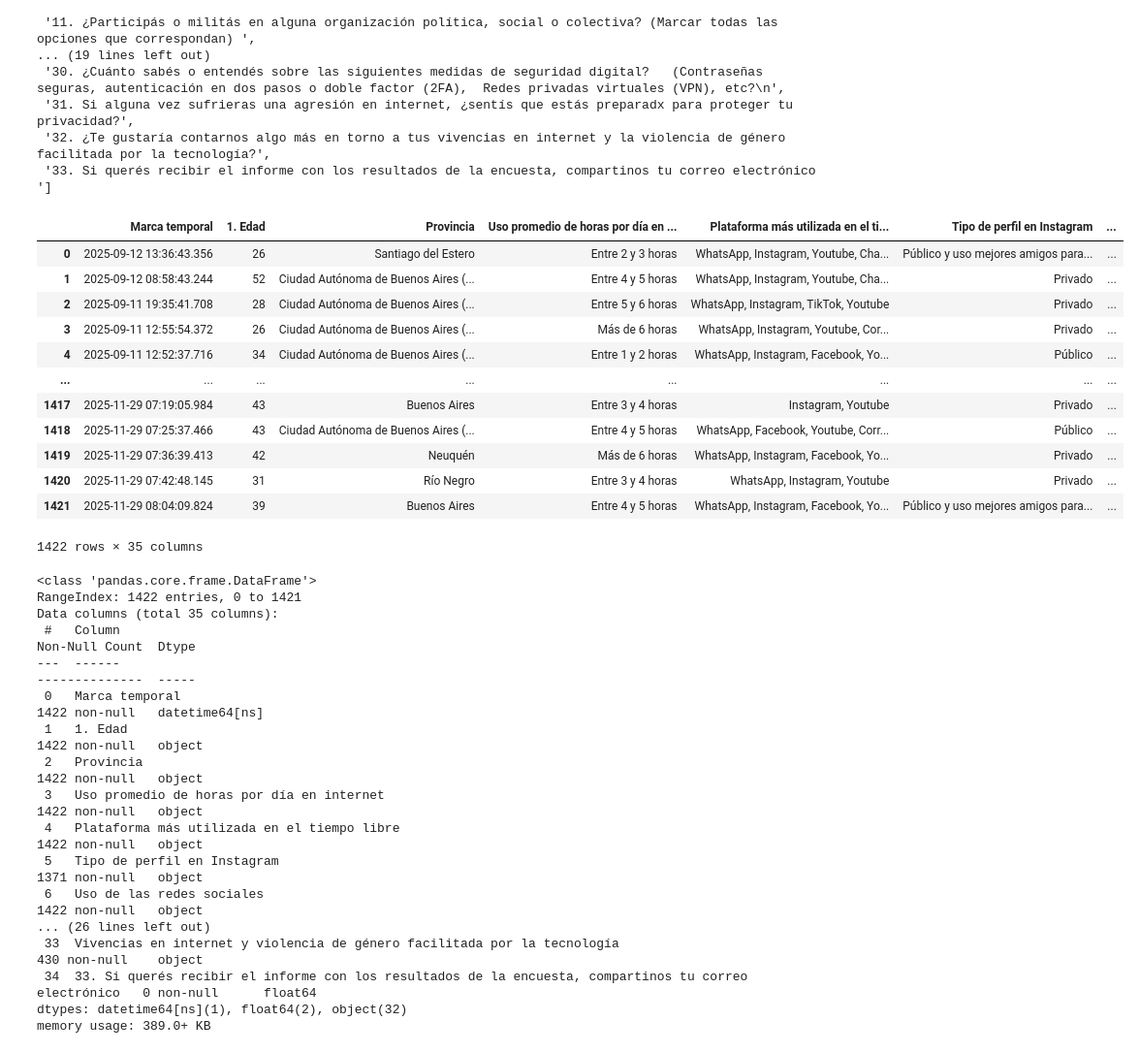
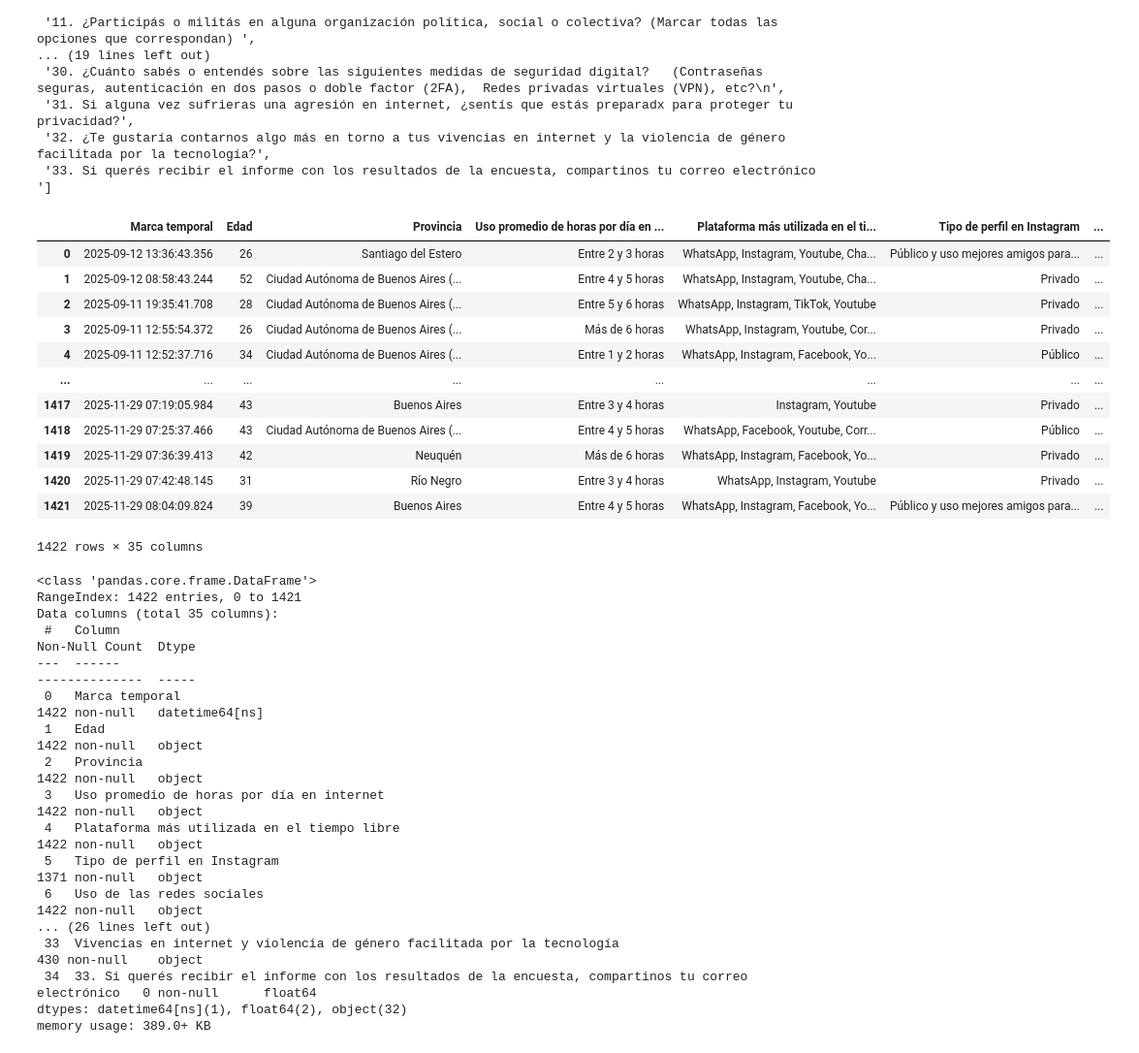
Before and after one commit to Claudio-Ferriz/Proyecto-de-Violencia-de-Genero-Digital, a Jupyter notebook: Proyecto_Datos_y_Género.ipynb, the cells around one changed output. Shown at 97% size. Cells and saved outputs as stored; diff of their text form; code cells hidden in the pictures.

```diff
--- a/Proyecto_Datos_y_Género.ipynb
+++ b/Proyecto_Datos_y_Género.ipynb
@@ -78,7 +78,7 @@ df_sd.columns.to_list()
  '32. ¿Te gustaría contarnos algo más en torno a tus vivencias en internet y la violencia de género facilitada por la tecnología?',
  '33. Si querés recibir el informe con los resultados de la encuesta, compartinos tu correo electrónico ']
 # %%
-df_sd = df_sd.rename(columns={'2. ¿En qué provincia vivís?':'Provincia','3. ¿Cuántas horas por día usás internet, en promedio?':'Uso promedio en horas por día de internet',
+df_sd = df_sd.rename(columns={'1. Edad':'Edad','2. ¿En qué provincia vivís?':'Provincia','3. ¿Cuántas horas por día usás internet, en promedio?':'Uso promedio en horas por día de internet',
  '4. ¿Qué plataformas usás con mayor frecuencia en tu tiempo libre?  (Marcá todas las opciones que correspondan) NO INCLUYAS LAS QUE USES PARA TRABAJAR - SOLO TIEMPO LIBRE':'Plataforma más utilizada en el tiempo libre',
  '5. Si usas instagram, tu perfil es':'Tipo de perfil en Instagram',
  '6. ¿Para qué usás redes sociales?  (Marcá todas las opciones que correspondan)':'Uso de las redes sociales',
@@ -86,34 +86,34 @@ df_sd = df_sd.rename(columns={'2. ¿En qué provincia vivís?':'Provincia','3.
  '8. ¿Cuál es tu máximo nivel educativo alcanzado?':'Nivel educativo alcanzado',
  '9. ¿Con qué identidad de género te identificás?':'Género',
  '10. ¿Cuál es tu orientación sexual?':'Orientación sexual',
  '11. ¿Participás o militás en alguna organización política, social o colectiva? (Marcar todas las opciones que correspondan) ':'Participación o militancia en organizaciones políticas, sociales o colectivas',
  '12. ¿Cuál de estas situaciones describe mejor tu realidad económica actual?':'Situación económica',
  '13. En los últimos 24 meses, ¿viviste algún intento de estafa?':'Intento de estafa en los últimos 24 meses',
  '14. ¿En los grupos de WhatsApp o Telegram en los que participás, circulan chistes, comentarios, imágenes o stickers que incluyan alguno de los siguientes contenidos? (Marcá todas las opciones que correspondan)  ':'Circulación de chistes, comentarios, imágenes o stickers en grupos de WhatsApp o Telegram',
  '15. ¿En los últimos 24 meses, sufriste alguna situación de violencia de género en entornos digitales? \n\nLa violencia de género facilitada por la tecnología es cualquier conducta dirigida contra mujeres, niñas y otras personas en razón de su orientación sexual, identidad o expresión de género que cause daño y que sea cometida, facilitada o amplificada mediante el uso de tecnologías de la información y la comunicación (TIC).\nEste tipo de violencia incluye, la difusión no consentida de imágenes íntimas, las agresiones verbales en plataformas y el acoso virtual, amenazas, entre otras formas.':'Situación de violencia de género en entornos digitales sufrida en los últimos 24 meses',
  '16. ¿En los últimos 24 meses, viviste alguna de las siguientes situaciones en entornos digitales? (Marcá todas las opciones que correspondan)  ': 'Situaciones de violencia de género en entornos digitales sufridas en los últimos 24 meses',
  '17. ¿En la pregunta anterior marcaste al menos una de las situaciones mencionadas?':'Si vivio o no alguna situación de violencia de género en entornos digitales',
  '18. ¿En qué espacios o plataformas ocurrió esta situación?  Si seleccionaste más de una situación en la pregunta anterior, te pedimos que a partir de ahora respondas pensando en aquella situación que te haya resultado más difícil o significativa.':'Espacios o plataformas donde ocurren estas situaciones',
  '19. ¿Sentís que la situación que viviste estuvo motivada por...':'Motivo de la situación vivida',
  '20. ¿Conocías a la persona o grupo que llevó adelante esta acción?':'Si existe conocimiento de la persona o grupo que llevo a cabo la acción',
  '21. ¿Qué vínculo tenés/tenías vos con esa persona?':'Vínculo qué tiene/tenía con esa persona',
  '22. Más allá de lo que ocurrió en entornos digitales, ¿pasaron algunas de estas situaciones con tu pareja o ex pareja? ':'Situaciones de violencia de género en entornos digitales con pareja o ex pareja',
  '23. ¿Denunciaste la situación? (Marcá todas las opciones que correspondan)': 'Denuncia de la situación',
  '24. ¿Cómo describirías la situación de violencia que viviste?  (Marcá todas las opciones que correspondan) \nRecordá que tu respuesta es sobre la situación que te haya resultado más difícil o significativa.':'Descripción de la situación de violencia vivida',
  '25. ¿Realizaste cambios en el comportamiento digital después de lo sucedido? (Marcá todas las opciones que correspondan)':'Cambios en el comportamiento digital luego de lo sucedido',
  '26.  ¿Qué efectos tuvo en vos haber vivido estas situaciones? ':'Efectos de haber vivido estas situaciones de violencia',
  '27.  ¿Contaste lo sucedido a alguien? ': 'Si conto lo sucedido a alguien',
  '29. ¿Sabés cómo denunciar situaciones de violencia de género digital  (en plataformas, instituciones o con apoyo legal)?  ':'Si sabe como denunciar situaciones de violencia de género digital',
  '28. Realizaste alguna formación o te interiorizaste sobre seguridad digital en los últimos cinco años (por ejemplo, privacidad, contraseñas, configuración de cuentas)?':'Si Realizo alguna formación o se interiorizo sobre seguridad digital en los últimos cinco años',
  '29. ¿Qué tipo de medidas te parecerían útiles para prevenir o responder a la violencia de género digital? (Marcá todas las opciones que correspondan)':'Tipo de medidas útiles para prevenir o responder a la violencia de género digital',
  '30. ¿Cuánto sabés o entendés sobre las siguientes medidas de seguridad digital?   (Contraseñas seguras, autenticación en dos pasos o doble factor (2FA),  Redes privadas virtuales (VPN), etc?\n':'Nivel de conocimiento o entendimiento de medidas de seguridad digital',
  '31. Si alguna vez sufrieras una agresión en internet, ¿sentís que estás preparadx para proteger tu privacidad?':' Nivel de preparación para proteger su privacidad',
  '32. ¿Te gustaría contarnos algo más en torno a tus vivencias en internet y la violencia de género facilitada por la tecnología?':'Vivencias en internet y violencia de género facilitada por la tecnología',
  '33. Si querés recibir el informe con los resultados de la encuesta, compartinos tu correo electrónico':'Si quiere recibir el informe con los resultados de la encuesta vía correo electrónico'})
 
 df_sd
 # %% [output]
-|  | Marca temporal | 1. Edad | Provincia | Uso promedio de horas por día en ... | Plataforma más utilizada en el ti... | Tipo de perfil en Instagram | ... |
+|  | Marca temporal | Edad | Provincia | Uso promedio de horas por día en ... | Plataforma más utilizada en el ti... | Tipo de perfil en Instagram | ... |
 | 0 | 2025-09-12 13:36:43.356 | 26 | Santiago del Estero | Entre 2 y 3 horas | WhatsApp, Instagram, Youtube, Cha... | Público y uso mejores amigos para... | ... |
 | 1 | 2025-09-12 08:58:43.244 | 52 | Ciudad Autónoma de Buenos Aires (... | Entre 4 y 5 horas | WhatsApp, Instagram, Youtube, Cha... | Privado | ... |
 | 2 | 2025-09-11 19:35:41.708 | 28 | Ciudad Autónoma de Buenos Aires (... | Entre 5 y 6 horas | WhatsApp, Instagram, TikTok, Youtube | Privado | ... |
@@ -135,7 +135,7 @@ Data columns (total 35 columns):
  #   Column                                                                                                  Non-Null Count  Dtype
 ---  ------                                                                                                  --------------  -----
  0   Marca temporal                                                                                          1422 non-null   datetime64[ns]
- 1   1. Edad                                                                                                 1422 non-null   object
+ 1   Edad                                                                                                    1422 non-null   object
  2   Provincia                                                                                               1422 non-null   object
  3   Uso promedio de horas por día en internet                                                               1422 non-null   object
  4   Plataforma más utilizada en el tiempo libre                                                             1422 non-null   object
```
